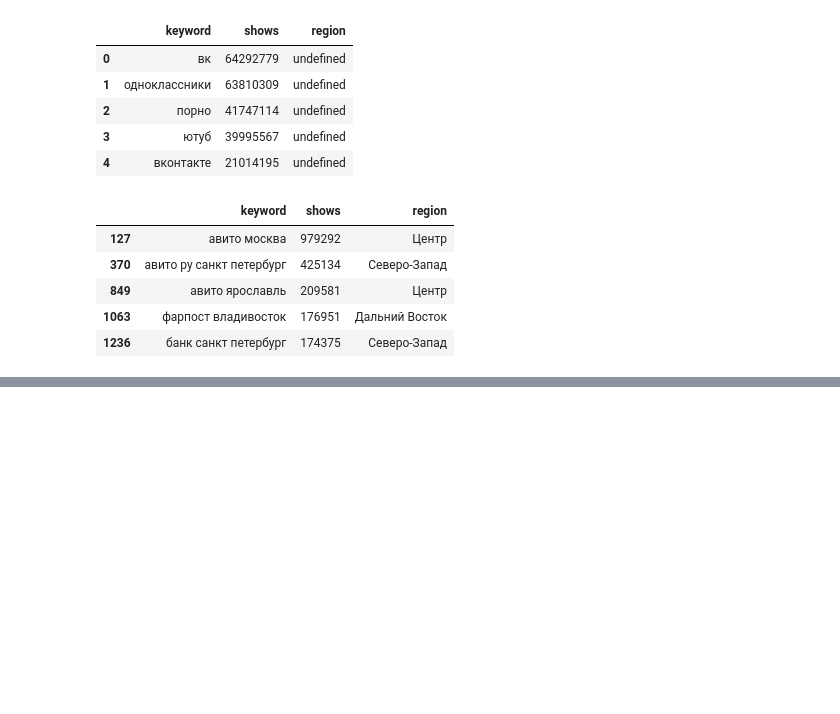
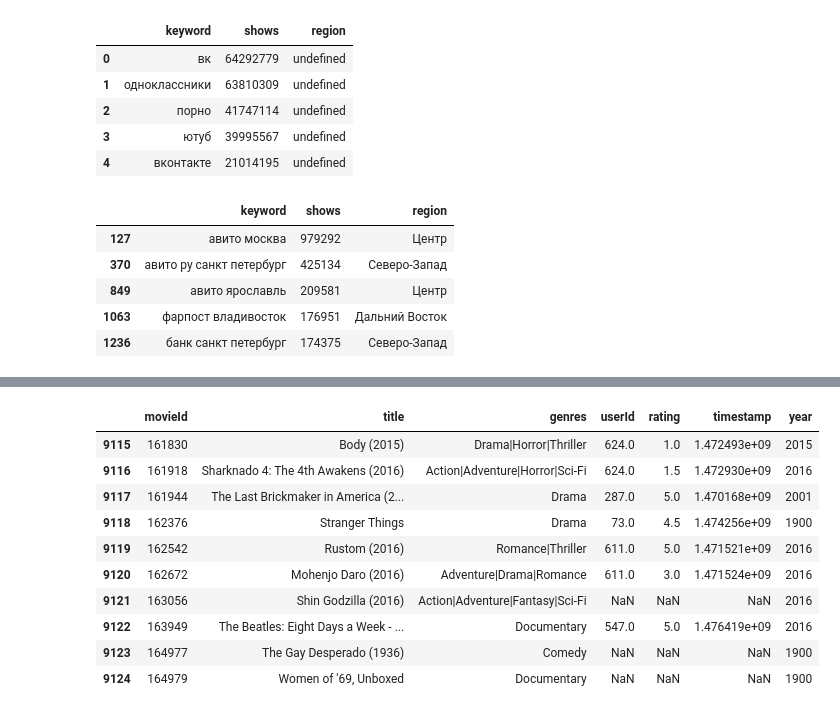
Before and after one commit to archimage-wiz/DS_Hw_FunctionsData, a Jupyter notebook: Hw_z.ipynb, the cells around one changed output, grey strips where cells are left out. Saved outputs shown, nothing was run; the diff lists cells and outputs as text; code cells hidden in the pictures; blank space fills up the shorter version.

```diff
--- a/Hw_z.ipynb
+++ b/Hw_z.ipynb
@@ -118,0 +134,17 @@ keywords_data[keywords_data.region != "undefined"].head()
+# %%
+%%time
+
+years = range(1950, 2023)
+
+
+def year_detector(movie_row):
+    for year in years:
+        if str(year) in movie_row["title"]:
+            return year
+    return 1900
+
+
+movies_data["year"] = movies_data.apply(year_detector, axis=1)
+
+movies_data.tail(10)
+# %% [output]
@@ -118,0 +153,11 @@ keywords_data[keywords_data.region != "undefined"].head()
+|  | movieId | title | genres | userId | rating | timestamp | year |
+| 9115 | 161830 | Body (2015) | Drama|Horror|Thriller | 624.0 | 1.0 | 1.472493e+09 | 2015 |
+| 9116 | 161918 | Sharknado 4: The 4th Awakens (2016) | Action|Adventure|Horror|Sci-Fi | 624.0 | 1.5 | 1.472930e+09 | 2016 |
+| 9117 | 161944 | The Last Brickmaker in America (2... | Drama | 287.0 | 5.0 | 1.470168e+09 | 2001 |
+| 9118 | 162376 | Stranger Things | Drama | 73.0 | 4.5 | 1.474256e+09 | 1900 |
+| 9119 | 162542 | Rustom (2016) | Romance|Thriller | 611.0 | 5.0 | 1.471521e+09 | 2016 |
+| 9120 | 162672 | Mohenjo Daro (2016) | Adventure|Drama|Romance | 611.0 | 3.0 | 1.471524e+09 | 2016 |
+| 9121 | 163056 | Shin Godzilla (2016) | Action|Adventure|Fantasy|Sci-Fi | NaN | NaN | NaN | 2016 |
+| 9122 | 163949 | The Beatles: Eight Days a Week - ... | Documentary | 547.0 | 5.0 | 1.476419e+09 | 2016 |
+| 9123 | 164977 | The Gay Desperado (1936) | Comedy | NaN | NaN | NaN | 1900 |
+| 9124 | 164979 | Women of '69, Unboxed | Documentary | NaN | NaN | NaN | 1900 |
```
Also changed, not shown: parts of 10 cells of this notebook.
